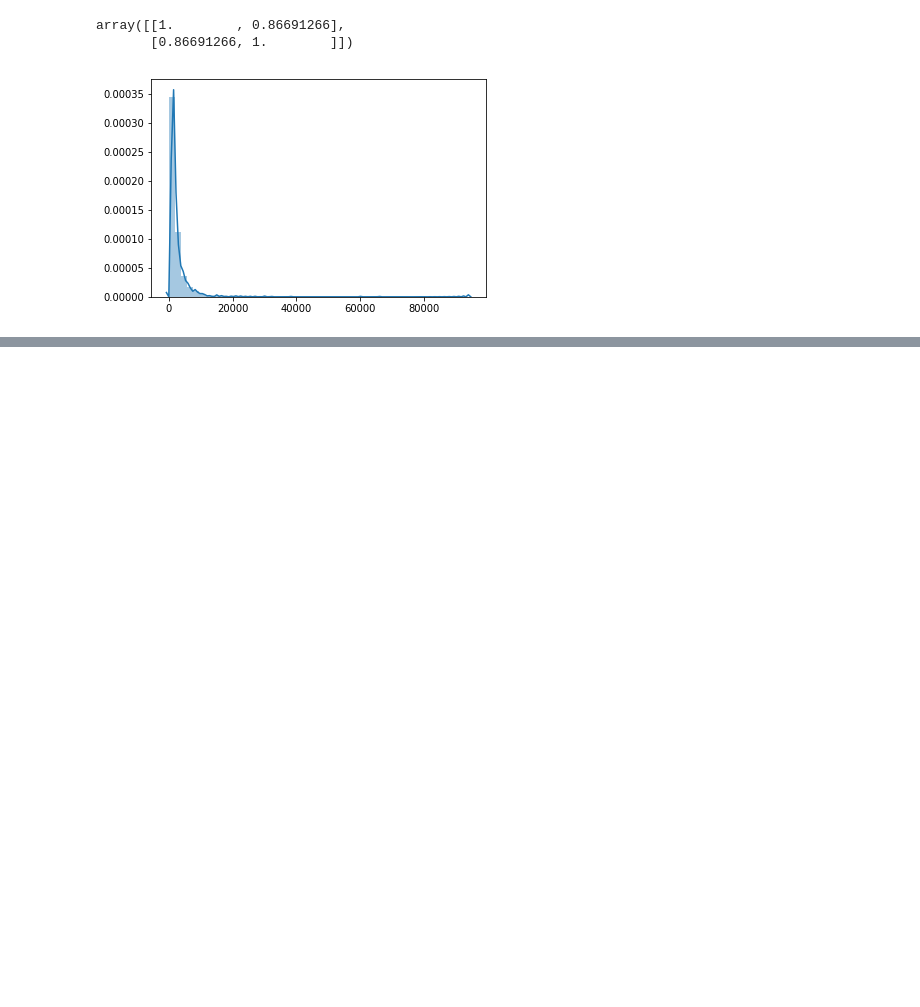
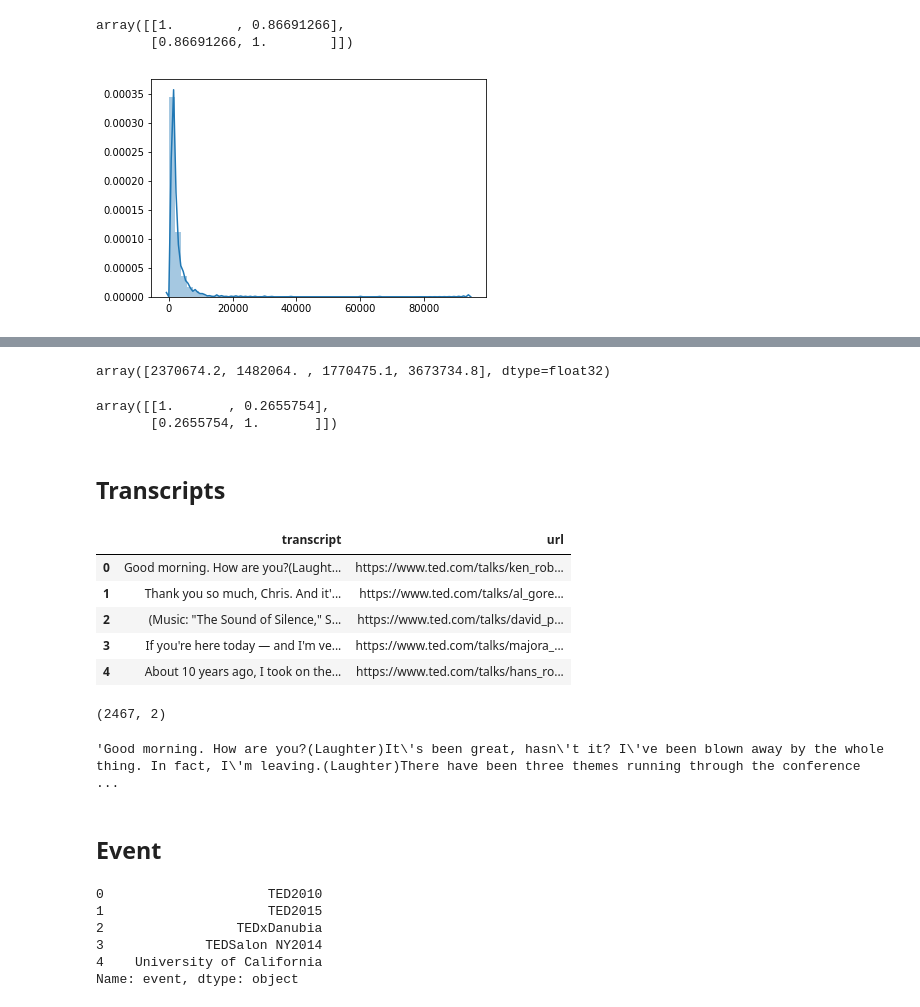
Before and after one commit to ssgenkov/ted-talks, a Jupyter notebook: Ted - Feature Engineering.ipynb, the cells around one changed output, grey strips where cells are left out. Saved outputs shown, nothing was run; the diff lists cells and outputs as text; code cells hidden in the pictures; blank space fills up the shorter version.

```diff
--- a/Ted - Feature Engineering.ipynb
+++ b/Ted - Feature Engineering.ipynb
@@ -403,0 +441,29 @@ plt.show()
+# %%
+related_views[:4]
+# %% [output]
+array([2370674.2, 1482064. , 1770475.1, 3673734.8], dtype=float32)
+# %%
+np.corrcoef(related_views, y_train.values.reshape(y_train.shape[0]))
+# %% [output]
+array([[1.       , 0.2655754],
+       [0.2655754, 1.       ]])
+# %% [markdown]
+## Transcripts
+# %%
+transcripts = pd.read_csv(r'D:\Machine Learning\Datasets\ted-talks\transcripts.csv')
+transcripts.head()
+# %% [output]
+|  | transcript | url |
+| 0 | Good morning. How are you?(Laught... | https://www.ted.com/talks/ken_rob... |
+| 1 | Thank you so much, Chris. And it'... | https://www.ted.com/talks/al_gore... |
+| 2 | (Music: "The Sound of Silence," S... | https://www.ted.com/talks/david_p... |
+| 3 | If you're here today — and I'm ve... | https://www.ted.com/talks/majora_... |
+| 4 | About 10 years ago, I took on the... | https://www.ted.com/talks/hans_ro... |
+# %%
+transcripts.shape
+# %% [output]
+(2467, 2)
+# %%
+transcripts.iloc[0].transcript
+# %% [output]
+'Good morning. How are you?(Laughter)It\'s been great, hasn\'t it? I\'ve been blown away by the whole thing. In fact, I\'m leaving.(Laughter)There have been three themes running through the conference ...
@@ -403,0 +495,11 @@ plt.show()
+# %% [markdown]
+## Event
+# %%
+X_train.event.head()
+# %% [output]
+0                     TED2010
+1                     TED2015
+2                 TEDxDanubia
+3             TEDSalon NY2014
+4    University of California
+Name: event, dtype: object
```
Also changed, not shown: parts of 131 cells of this notebook, 2 other files.
